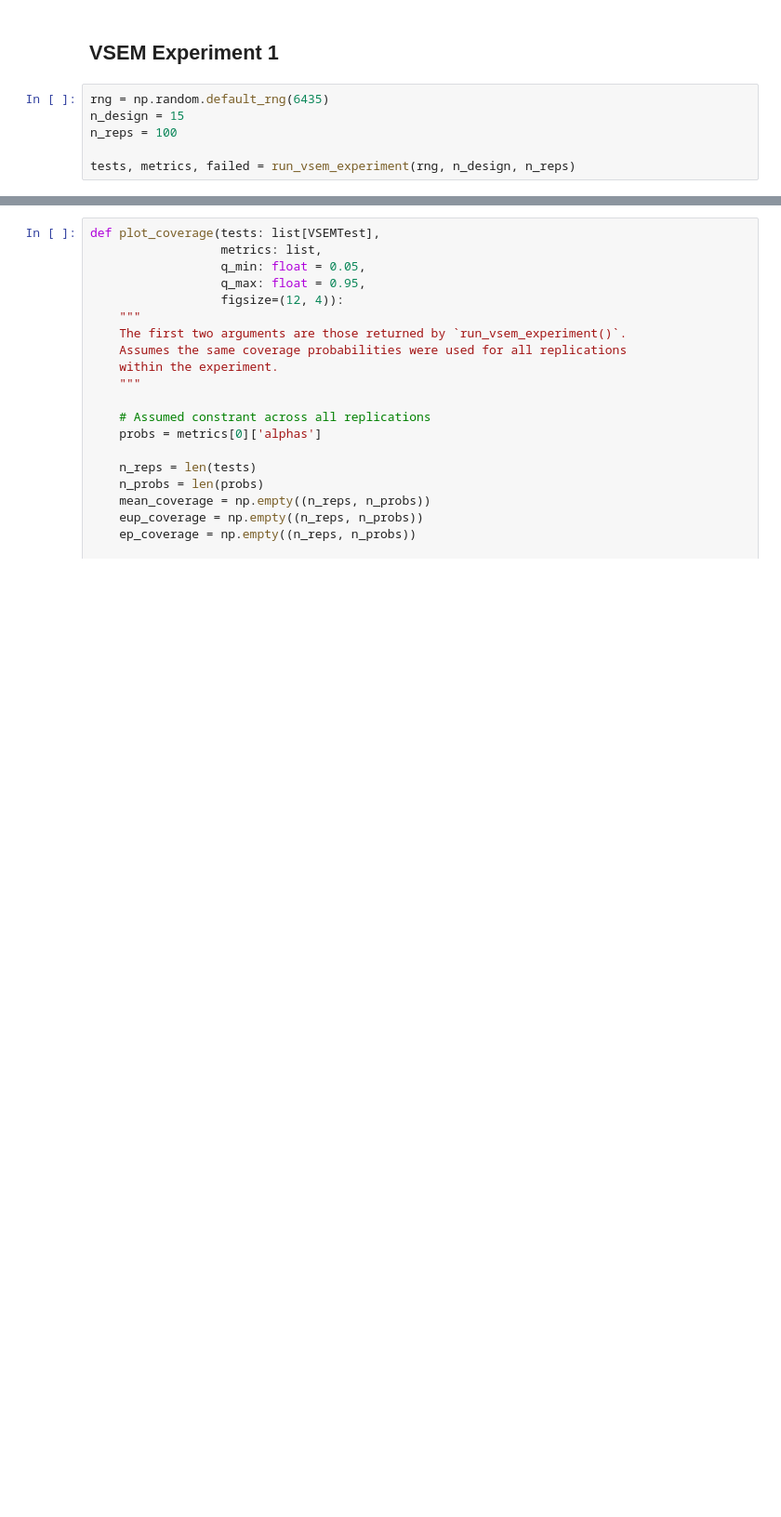
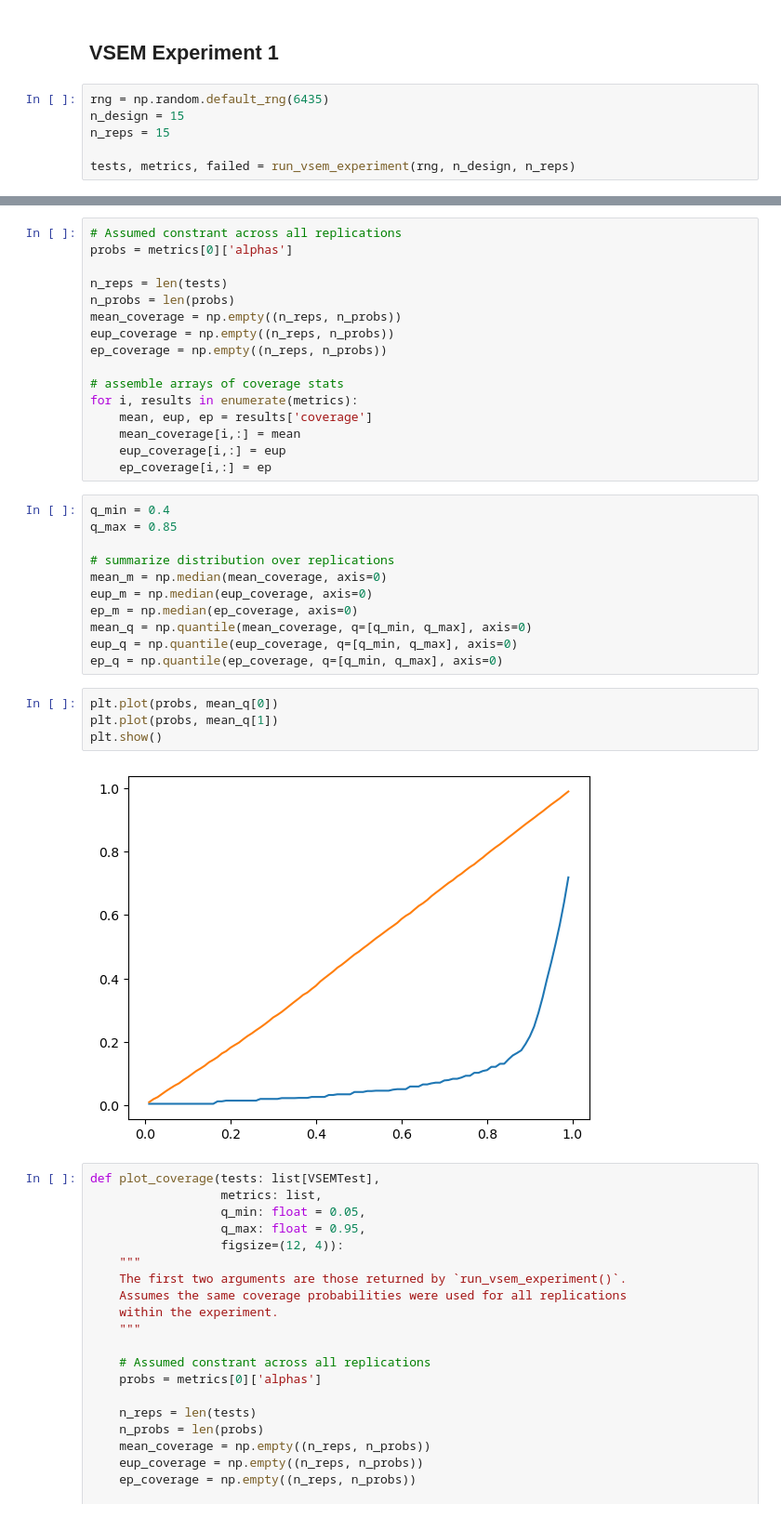
Before and after one commit to arob5/Bayesian-inference-with-surrogates, a Jupyter notebook: experiments/vsem/vsem_experiment.ipynb, the cells around one changed output, grey strips where cells are left out. Shown at 93% size. Drawn from its saved outputs; the diff is of its cells as text; blank space fills up the shorter version.

```diff
--- a/experiments/vsem/vsem_experiment.ipynb
+++ b/experiments/vsem/vsem_experiment.ipynb
@@ -34,7 +34,7 @@ config.update("jax_enable_x64", True)
 # %%
 rng = np.random.default_rng(6435)
 n_design = 15
-n_reps = 100
+n_reps = 15
 
 tests, metrics, failed = run_vsem_experiment(rng, n_design, n_reps)
 # %% [output]
@@ -154,3 +242,36 @@ Number of replicates remaining: 100
+# %%
+# Assumed constrant across all replications
+probs = metrics[0]['alphas']
+
+n_reps = len(tests)
+n_probs = len(probs)
+mean_coverage = np.empty((n_reps, n_probs))
+eup_coverage = np.empty((n_reps, n_probs))
+ep_coverage = np.empty((n_reps, n_probs))
+
+# assemble arrays of coverage stats
+for i, results in enumerate(metrics):
+    mean, eup, ep = results['coverage']
+    mean_coverage[i,:] = mean
+    eup_coverage[i,:] = eup
+    ep_coverage[i,:] = ep
+# %%
+q_min = 0.4
+q_max = 0.85
+
+# summarize distribution over replications
+mean_m = np.median(mean_coverage, axis=0)
+eup_m = np.median(eup_coverage, axis=0)
+ep_m = np.median(ep_coverage, axis=0)
+mean_q = np.quantile(mean_coverage, q=[q_min, q_max], axis=0)
+eup_q = np.quantile(eup_coverage, q=[q_min, q_max], axis=0)
+ep_q = np.quantile(ep_coverage, q=[q_min, q_max], axis=0)
+# %%
+plt.plot(probs, mean_q[0])
+plt.plot(probs, mean_q[1])
+plt.show()
+# %% [output]
+[figure, added]
 # %%
 def plot_coverage(tests: list[VSEMTest],
                   metrics: list,
```
Also changed, not shown: parts of 12 cells of this notebook, 1 other file.
